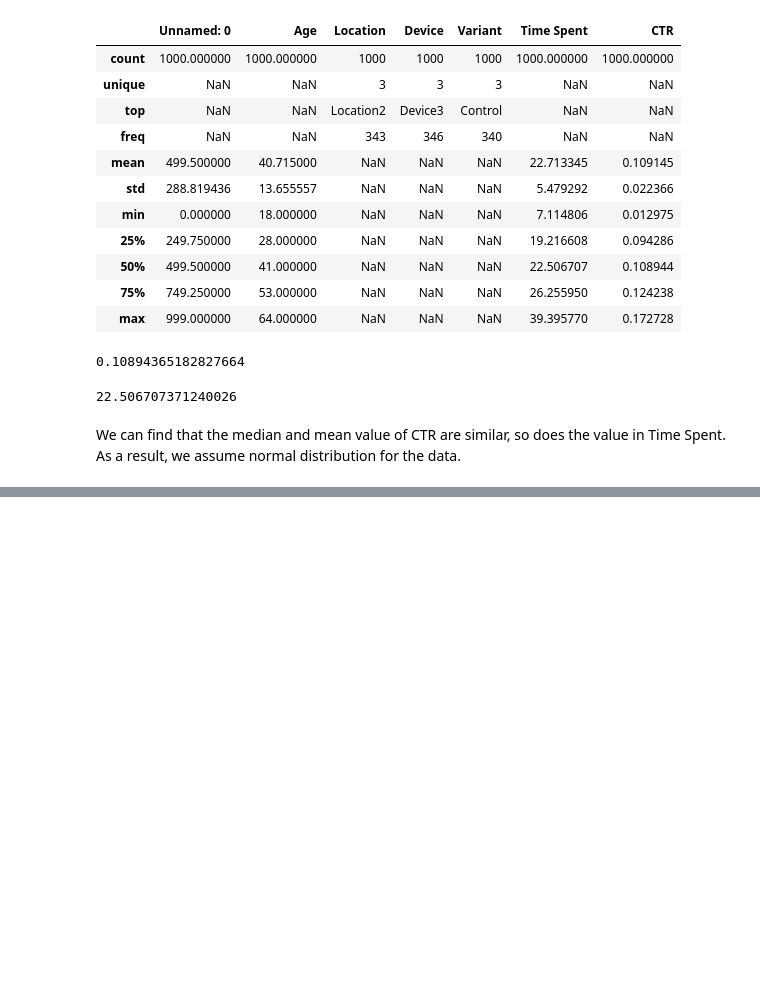
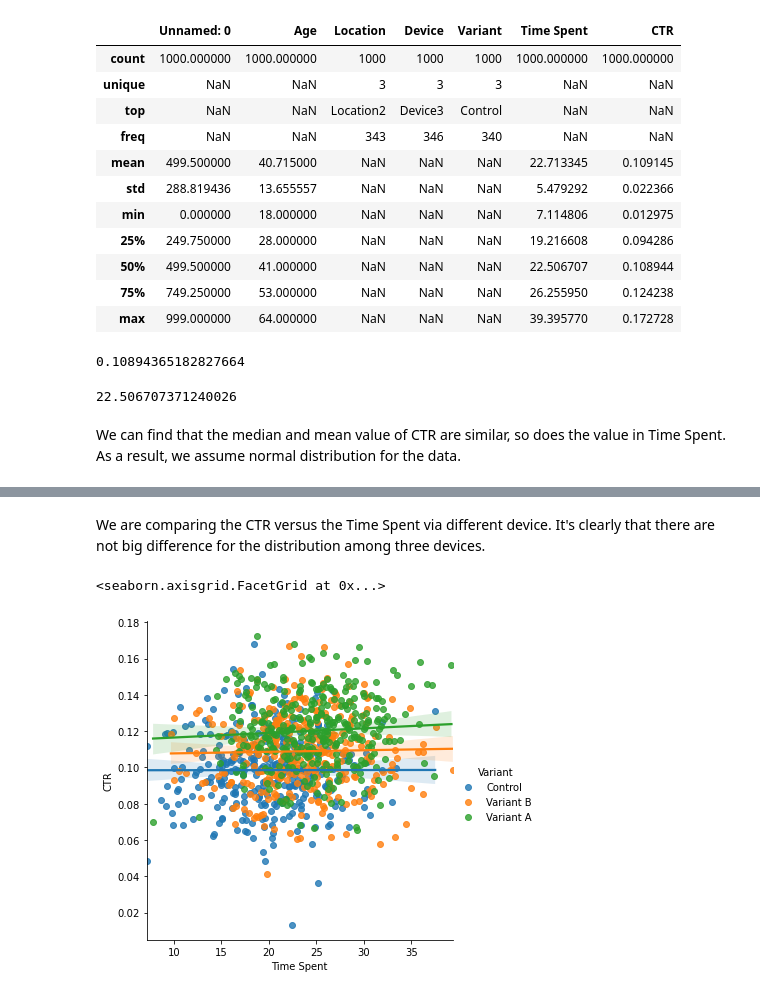
Before and after one commit to leningschulich/schulich_data_science, a Jupyter notebook: MBAN_Assignment2.ipynb, the cells around one changed output, grey strips where cells are left out. Drawn from its saved outputs; the diff is of its cells as text; code cells hidden in the pictures; blank space fills up the shorter version.

```diff
--- a/MBAN_Assignment2.ipynb
+++ b/MBAN_Assignment2.ipynb
@@ -79,0 +85,7 @@ We can find that the median and mean value of CTR are similar, so does the value
+# %% [markdown]
+We are comparing the CTR versus the Time Spent via different device. It's clearly that there are not big difference for the distribution among three devices.
+# %%
+sns.lmplot(data = df, x='Time Spent', y='CTR', hue = 'Variant')
+# %% [output]
+<seaborn.axisgrid.FacetGrid at 0x...>
+[figure, added]
```
Also changed, not shown: parts of 34 cells of this notebook.
